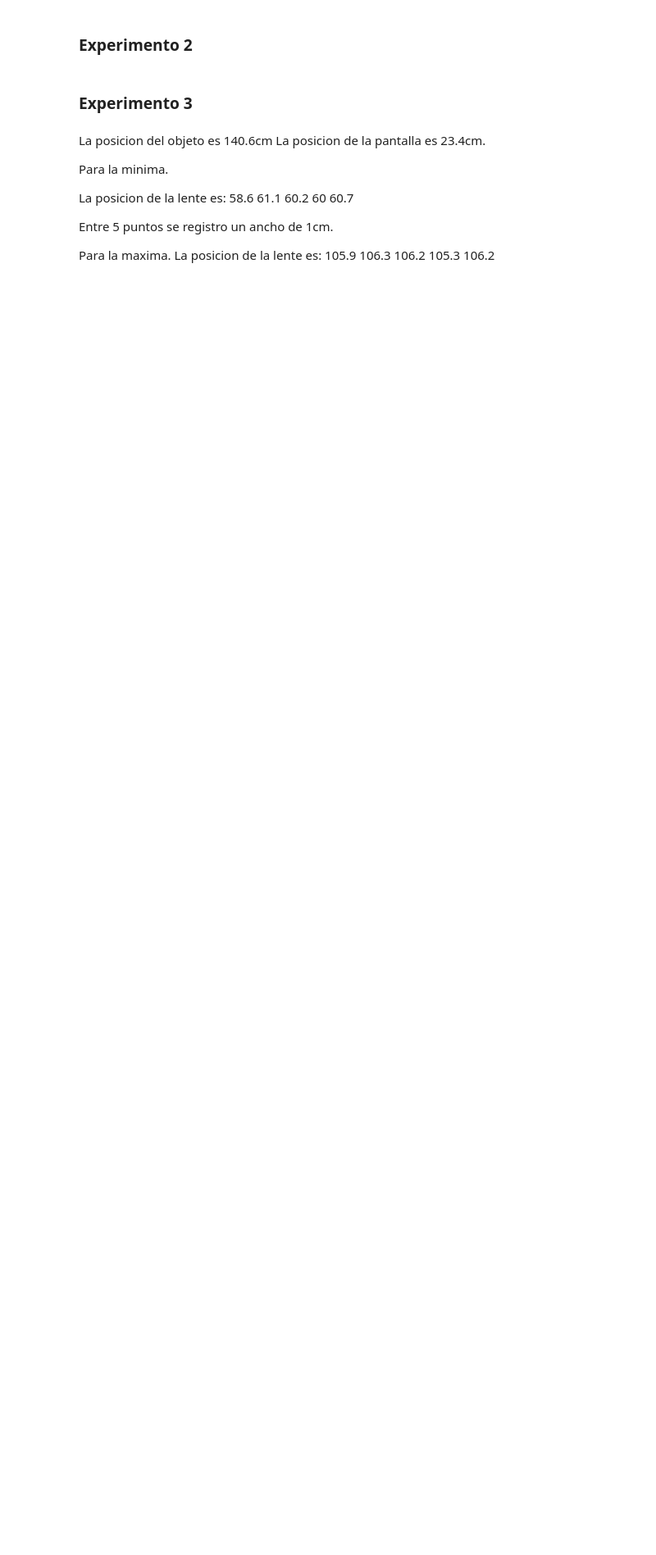
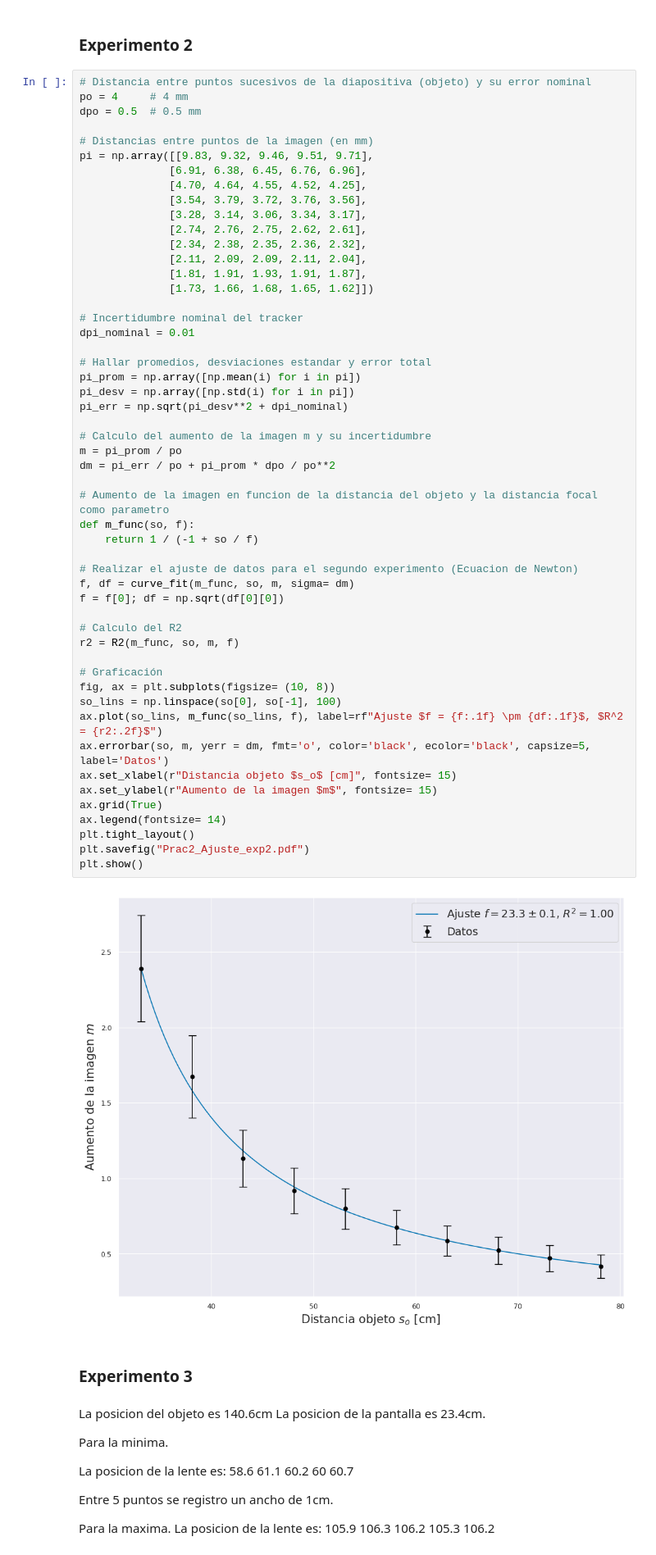
Before and after one commit to JuanSeguraUNAL/Mediciones_en_Optica_y_Acustica, a Jupyter notebook: practica2.ipynb, the cells around one changed output. Shown at 82% size. Drawn from its saved outputs; the diff is of its cells as text; blank space fills up the shorter version.

```diff
--- a/practica2.ipynb
+++ b/practica2.ipynb
@@ -54,5 +85,59 @@ ax.scatter(so, si_prom)
 # %% [markdown]
 ### Experimento 2
+# %%
+# Distancia entre puntos sucesivos de la diapositiva (objeto) y su error nominal
+po = 4     # 4 mm
+dpo = 0.5  # 0.5 mm
+
+# Distancias entre puntos de la imagen (en mm)
+pi = np.array([[9.83, 9.32, 9.46, 9.51, 9.71],
+              [6.91, 6.38, 6.45, 6.76, 6.96],
+              [4.70, 4.64, 4.55, 4.52, 4.25],
+              [3.54, 3.79, 3.72, 3.76, 3.56],
+              [3.28, 3.14, 3.06, 3.34, 3.17],
+              [2.74, 2.76, 2.75, 2.62, 2.61],
+              [2.34, 2.38, 2.35, 2.36, 2.32],
+              [2.11, 2.09, 2.09, 2.11, 2.04],
+              [1.81, 1.91, 1.93, 1.91, 1.87],
+              [1.73, 1.66, 1.68, 1.65, 1.62]])
+
+# Incertidumbre nominal del tracker
+dpi_nominal = 0.01
+
+# Hallar promedios, desviaciones estandar y error total
+pi_prom = np.array([np.mean(i) for i in pi])
+pi_desv = np.array([np.std(i) for i in pi])
+pi_err = np.sqrt(pi_desv**2 + dpi_nominal)
+
+# Calculo del aumento de la imagen m y su incertidumbre
+m = pi_prom / po
+dm = pi_err / po + pi_prom * dpo / po**2
+
+# Aumento de la imagen en funcion de la distancia del objeto y la distancia focal como parametro
+def m_func(so, f):
+    return 1 / (-1 + so / f)
+
+# Realizar el ajuste de datos para el segundo experimento (Ecuacion de Newton)
+f, df = curve_fit(m_func, so, m, sigma= dm)
+f = f[0]; df = np.sqrt(df[0][0])
+
+# Calculo del R2
+r2 = R2(m_func, so, m, f)
+
+# Graficación
+fig, ax = plt.subplots(figsize= (10, 8))
+so_lins = np.linspace(so[0], so[-1], 100)
+ax.plot(so_lins, m_func(so_lins, f), label=rf"Ajuste $f = {f:.1f} \pm {df:.1f}$, $R^2 = {r2:.2f}$")
+ax.errorbar(so, m, yerr = dm, fmt='o', color='black', ecolor='black', capsize=5, label='Datos')
+ax.set_xlabel(r"Distancia objeto $s_o$ [cm]", fontsize= 15)
+ax.set_ylabel(r"Aumento de la imagen $m$", fontsize= 15)
+ax.grid(True)
+ax.legend(fontsize= 14)
+plt.tight_layout()
+plt.savefig("Prac2_Ajuste_exp2.pdf")
+plt.show()
+# %% [output]
+[figure, added]
 # %% [markdown]
 ### Experimento 3
 # %% [markdown]
```
Also changed, not shown: parts of 4 cells of this notebook.
